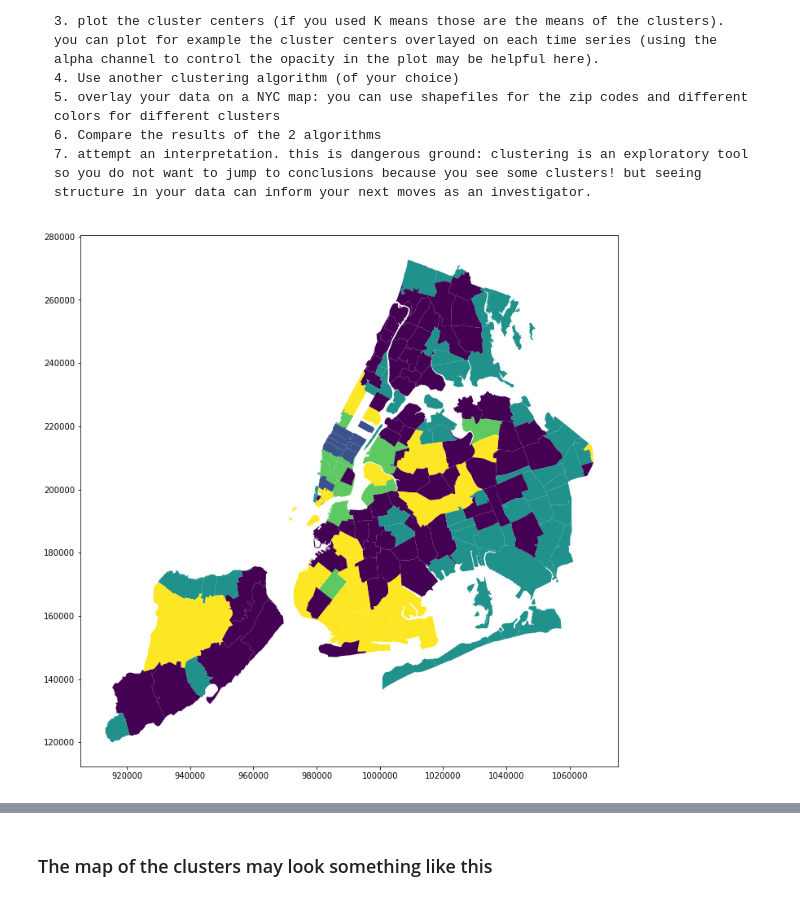
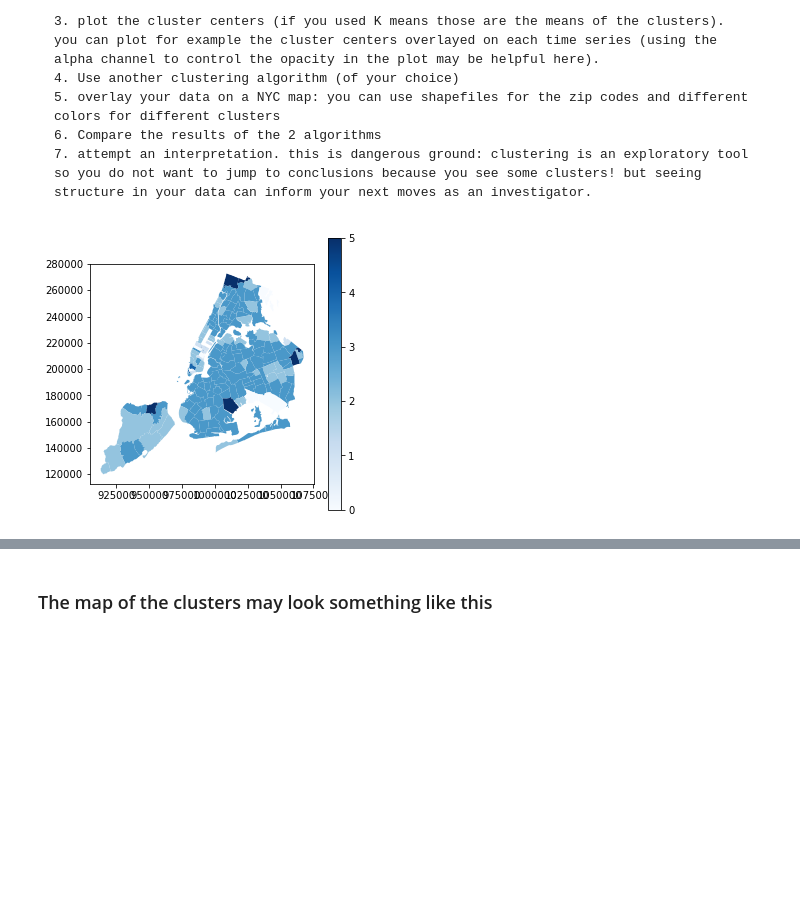
Before and after one commit to SPTKL/PUI2017_bc1561, a Jupyter notebook: HW11_bc1561/HW11_Assignment1_instructions.ipynb, the cells around one changed output, grey strips where cells are left out. Drawn from its saved outputs; the diff is of its cells as text; code cells hidden in the pictures; blank space fills up the shorter version.

Commit message:
add plots

```diff
--- a/HW11_bc1561/HW11_Assignment1_instructions.ipynb
+++ b/HW11_bc1561/HW11_Assignment1_instructions.ipynb
@@ -132,15 +136,18 @@ nyc_zip.head()
 # data = data.iloc[np.unique(nyc_zip.ZIPCODE), :]
 data['zip'] = data.index.astype(int)
 # %%
-data = nyc_zip.merge(data, left_on = 'ZIPCODE', right_on = 'zip', how = 'left')
+data = nyc_zip[['ZIPCODE','geometry']].merge(data, left_on = 'ZIPCODE', right_on = 'zip', how = 'left')
 # %%
 data = data.dropna(axis = 0)
 # %%
-data = data.drop([ 'ZIPCODE',    'BLDGZIP',    'PO_NAME', 'POPULATION',       'AREA',
-            'STATE',     'COUNTY',    'ST_FIPS',   'CTY_FIPS',        'URL',
-       'SHAPE_AREA',  'SHAPE_LEN'], axis = 1)
+data = data.drop([ 'ZIPCODE'], axis = 1)
 # %%
 data.index = data.zip
+# %%
+for i in range(data.shape[0]):
+    miu = np.mean(data.iloc[i, 1:22])
+    sd = np.std(data.iloc[i, 1:22])
+    data.iloc[i, 1:22] = list(map(lambda x: (x-miu)/sd, data.iloc[i, 1:22]))
 # %%
 data.head()
 # %% [output]
@@ -195,6 +199,9 @@ KM = KMeans(n_clusters = 5).fit(vals_)
+# %%
+vals_ = data.iloc[:, 1:22]
+KM = KMeans(n_clusters = 6, random_state = 123).fit(vals_)
 # %%
 data['KM7'] = KM.labels_
 # %%
-data.plot(column = 'KM7', figsize = (12,12));
+data.plot(column = 'KM7', cmap="Blues", figsize = (5,5), legend = True);
 # %% [output]
-[figure, old version]
+[figure, new version]
```
Also changed, not shown: parts of 8 cells of this notebook.
